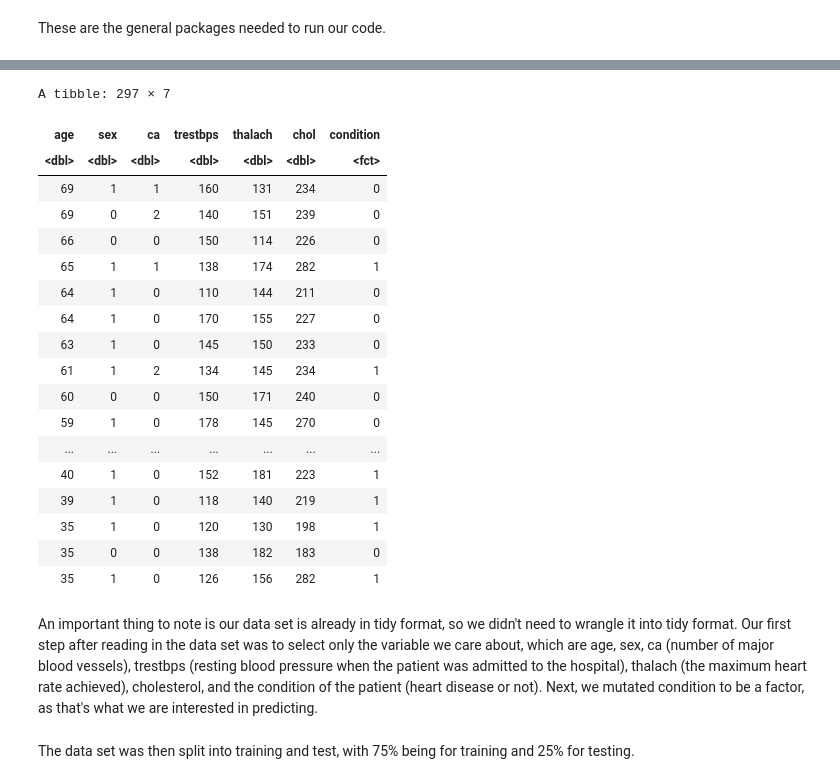
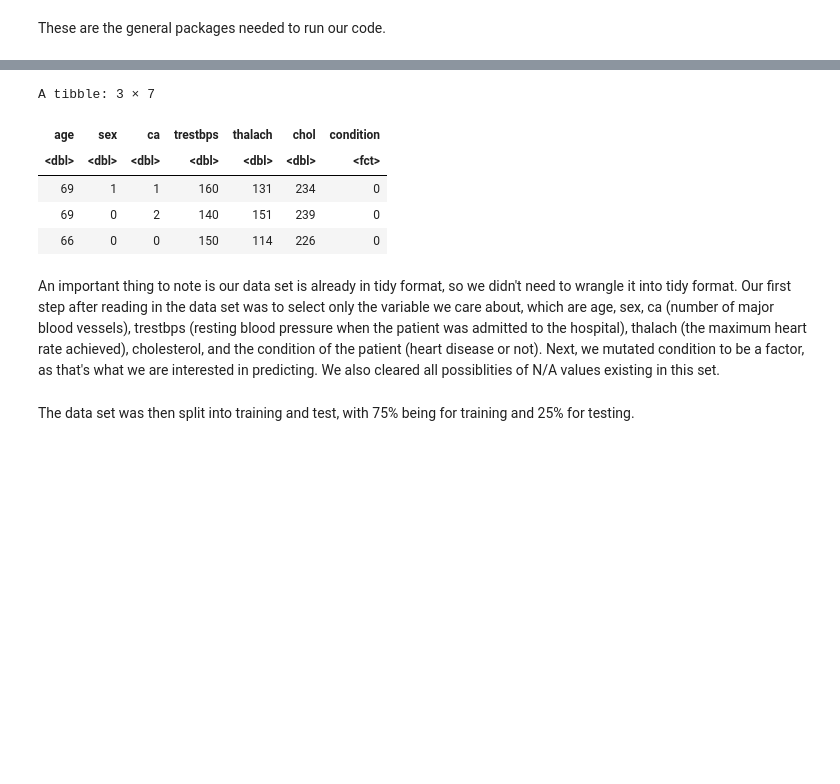
Before and after one commit to ChristianGoncalvesOG/DSCI-100-009-013, a Jupyter notebook: DataWork.ipynb, the cells around one changed output, grey strips where cells are left out. Cells and saved outputs as stored; diff of their text form; code cells hidden in the pictures; blank space fills up the shorter version.

```diff
--- a/DataWork.ipynb
+++ b/DataWork.ipynb
@@ -66,30 +55,19 @@ A spec_tbl_df: 297 × 14
 # %%
 cleveland_selected <- cleveland |>
     select(age, sex, ca, trestbps, thalach, chol, condition) |>
-    mutate(condition = as_factor(condition))
-cleveland_selected
+    mutate(condition = as_factor(condition)) |>
+    na.omit()
+
+head(cleveland_selected, n = 3)
 # %% [output]
-A tibble: 297 × 7
+A tibble: 3 × 7
 | age | sex | ca | trestbps | thalach | chol | condition |
 | <dbl> | <dbl> | <dbl> | <dbl> | <dbl> | <dbl> | <fct> |
 | 69 | 1 | 1 | 160 | 131 | 234 | 0 |
 | 69 | 0 | 2 | 140 | 151 | 239 | 0 |
 | 66 | 0 | 0 | 150 | 114 | 226 | 0 |
-| 65 | 1 | 1 | 138 | 174 | 282 | 1 |
-| 64 | 1 | 0 | 110 | 144 | 211 | 0 |
-| 64 | 1 | 0 | 170 | 155 | 227 | 0 |
-| 63 | 1 | 0 | 145 | 150 | 233 | 0 |
-| 61 | 1 | 2 | 134 | 145 | 234 | 1 |
-| 60 | 0 | 0 | 150 | 171 | 240 | 0 |
-| 59 | 1 | 0 | 178 | 145 | 270 | 0 |
-| ... | ... | ... | ... | ... | ... | ... |
-| 40 | 1 | 0 | 152 | 181 | 223 | 1 |
-| 39 | 1 | 0 | 118 | 140 | 219 | 1 |
-| 35 | 1 | 0 | 120 | 130 | 198 | 1 |
-| 35 | 0 | 0 | 138 | 182 | 183 | 0 |
-| 35 | 1 | 0 | 126 | 156 | 282 | 1 |
 # %% [markdown]
-An important thing to note is our data set is already in tidy format, so we didn't need to wrangle it into tidy format. Our first step after reading in the data set was to select only the variable we care about, which are age, sex, ca (number of major blood vessels), trestbps (resting blood pressure when the patient was admitted to the hospital), thalach (the maximum heart rate achieved), cholesterol, and the condition of the patient (heart disease or not). Next, we mutated condition to be a factor, as that's what we are interested in predicting.
+An important thing to note is our data set is already in tidy format, so we didn't need to wrangle it into tidy format. Our first step after reading in the data set was to select only the variable we care about, which are age, sex, ca (number of major blood vessels), trestbps (resting blood pressure when the patient was admitted to the hospital), thalach (the maximum heart rate achieved), cholesterol, and the condition of the patient (heart disease or not). Next, we mutated condition to be a factor, as that's what we are interested in predicting. We also cleared all possiblities of N/A values existing in this set.
 # %%
 cleveland_split <- initial_split(cleveland_selected, prop = 0.75, strata = condition)
 cleveland_train <- training(cleveland_split)
```
Also changed, not shown: parts of 4 cells of this notebook.
